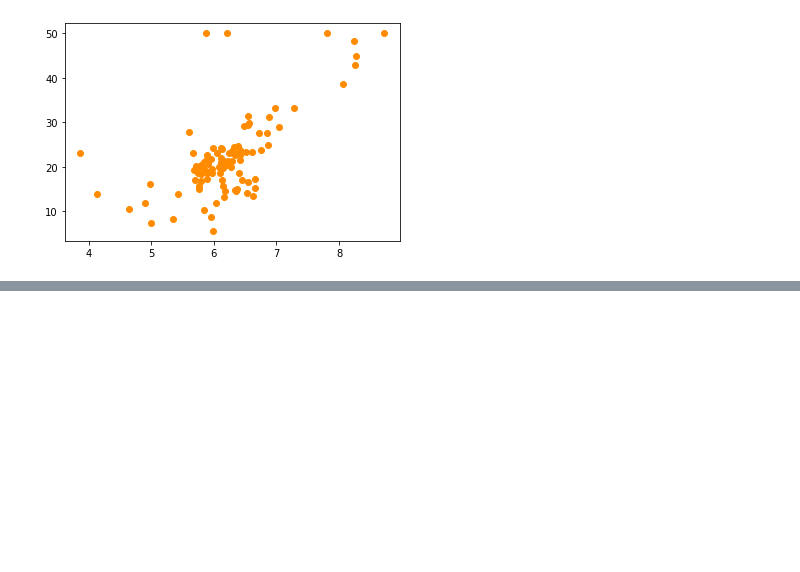
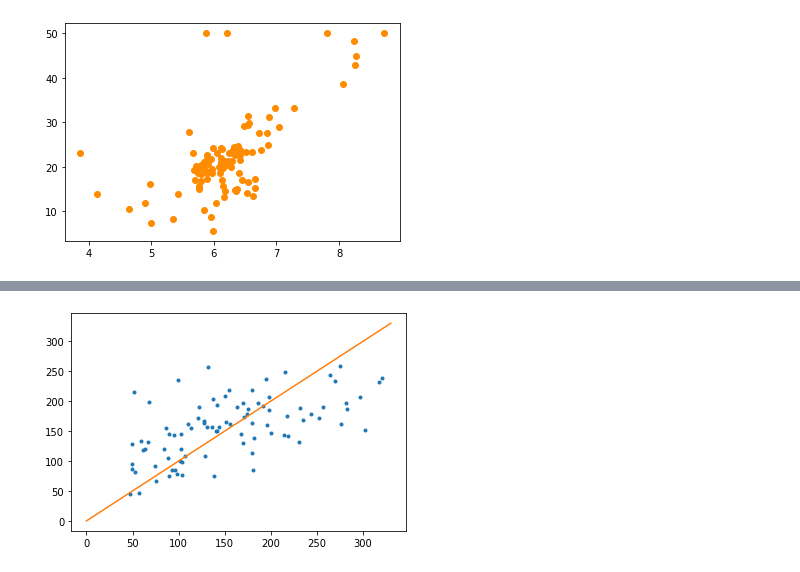
Before and after one commit to Banghyungjin/jupyter_test, a Jupyter notebook: 5.7_로지스틱 회귀_5.8_회귀 트리(수정0108).ipynb, the cells around one changed output, grey strips where cells are left out. Cells and saved outputs as stored; diff of their text form; code cells hidden in the pictures; blank space fills up the shorter version.

```diff
--- a/5.7_로지스틱 회귀_5.8_회귀 트리(수정0108).ipynb
+++ b/5.7_로지스틱 회귀_5.8_회귀 트리(수정0108).ipynb
@@ -223,0 +245,11 @@ y_pred = reg.predict(X)
+# %%
+y_pred = model.predict(X_test)
+
+plt.plot(y_test, y_pred,'.')
+
+x = np.linspace(0,330,100)
+y = x
+plt.plot(x,y)
+plt.show()
+# %% [output]
+[figure, added]
```
Also changed, not shown: parts of 4 cells of this notebook, 5 other files.
